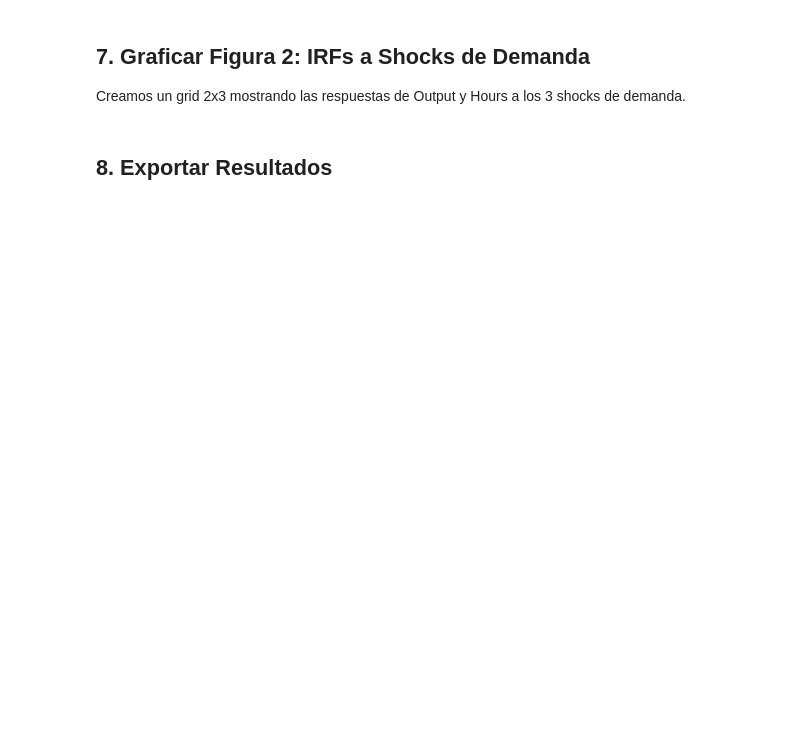
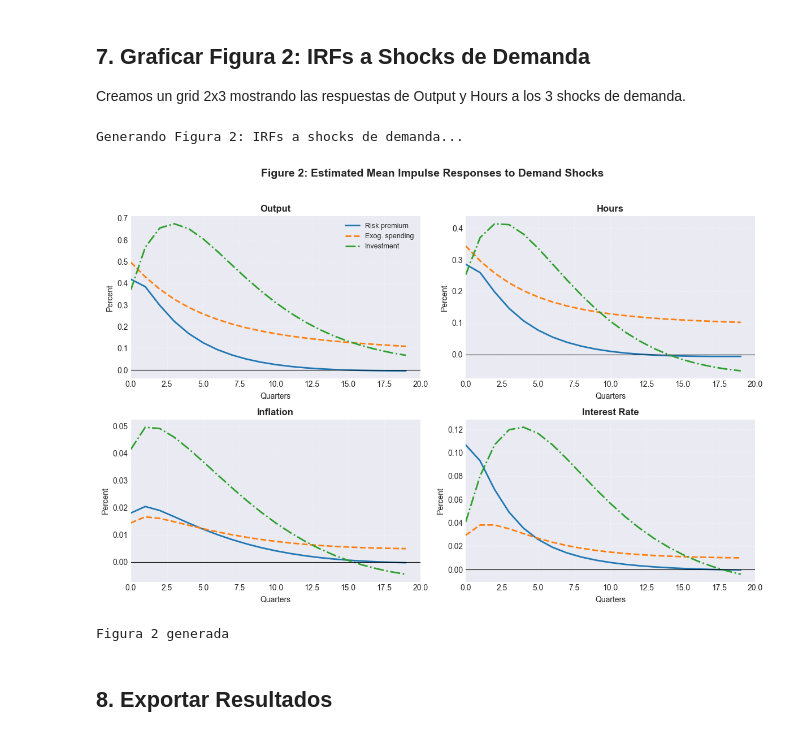
Before and after one commit to DavidGuzzi/MECTMT11, a Jupyter notebook: direct_replication/notebooks/figures_1_2_replication.ipynb, the cells around one changed output. Cells and saved outputs as stored; diff of their text form; code cells hidden in the pictures; blank space fills up the shorter version.

```diff
--- a/direct_replication/notebooks/figures_1_2_replication.ipynb
+++ b/direct_replication/notebooks/figures_1_2_replication.ipynb
@@ -115,12 +140,16 @@ FIGURE1_LABELS = {
     'robs': 'Federal Funds Rate'
 }
 
-# Figura 2: Variables y shocks de demanda
+# Figura 2: Variables y shocks de demanda (como en el paper)
+# 4 graficos: Output, Hours, Inflation, Interest Rate
+# Cada grafico muestra 3 lineas (los 3 shocks de demanda)
 DEMAND_SHOCKS = ['eb', 'eg', 'eqs']
-FIGURE2_VARIABLES = ['y', 'lab']
+FIGURE2_VARIABLES = ['y', 'lab', 'pinfobs', 'robs']
 FIGURE2_LABELS = {
     'y': 'Output',
-    'lab': 'Hours'
+    'lab': 'Hours',
+    'pinfobs': 'Inflation',
+    'robs': 'Interest Rate'
 }
 
 print("Configuracion de figuras definida")
@@ -345,63 +515,78 @@ Creamos un grid 2x3 mostrando las respuestas de Output y Hours a los 3 shocks de
 # %%
 def plot_figure2_irfs(irfs_df, variables, shocks, shock_labels, var_labels):
     """
-    Grafica Figura 2: IRFs a shocks de demanda.
+    Grafica Figura 2: IRFs a shocks de demanda (estilo paper S&W 2007).
 
-    Estilo del paper:
-    - 2 filas (Output, Hours)
-    - 3 columnas (Risk premium, Government, Investment)
-    - Line plots con referencia en y=0
+    Layout del paper:
+    - 4 graficos en grid 2x2: Output, Hours, Inflation, Interest Rate
+    - Cada grafico muestra 3 lineas: Risk premium, Gov spending, Investment
     """
-    fig, axes = plt.subplots(2, 3, figsize=(12, 8))
+    fig, axes = plt.subplots(2, 2, figsize=(12, 8))
+    axes = axes.flatten()  # Para iterar facilmente
 
-    for i, var in enumerate(variables):
-        for j, shock in enumerate(shocks):
-            ax = axes[i, j]
+    # Colores y estilos para los 3 shocks de demanda
+    shock_styles = {
+        'eb': {'color': '#1f77b4', 'linestyle': '-', 'label': 'Risk premium'},
+        'eg': {'color': '#ff7f0e', 'linestyle': '--', 'label': 'Exog. spending'},
+        'eqs': {'color': '#2ca02c', 'linestyle': '-.', 'label': 'Investment'}
+    }
 
-            # Filtrar datos
+    for idx, var in enumerate(variables):
+        ax = axes[idx]
+
+        for shock in shocks:
+            # Filtrar datos para esta variable y shock
             irf_data = irfs_df[
                 (irfs_df['variable'] == var) &
                 (irfs_df['shock'] == shock)
             ].sort_values('period')
 
             if len(irf_data) > 0:
-                # Grafico de linea
-                ax.plot(irf_data['period'], irf_data['value'], 'b-', linewidth=2)
-                ax.fill_between(irf_data['period'], 0, irf_data['value'], alpha=0.2)
+                style = shock_styles.get(shock, {'color': 'gray', 'linestyle': '-'})
+                ax.plot(irf_data['period'], irf_data['value'],
+                       color=style['color'],
+                       linestyle=style['linestyle'],
+                       linewidth=2,
+                       label=style.get('label', shock_labels.get(shock, shock)))
 
-            # Linea de referencia en y=0
-            ax.axhline(0, color='k', linestyle='--', linewidth=0.8)
+        # Linea de referencia en y=0
+        ax.axhline(0, color='k', linestyle='-', linewidth=0.8)
 
-            # Titulos
-            if i == 0:
-                ax.set_title(shock_labels.get(shock, shock), fontsize=11, fontweight='bold')
-            if j == 0:
-                ax.set_ylabel(var_labels.get(var, var), fontsize=11, fontweight='bold')
-            if i == 1:
-                ax.set_xlabel('Quarters', fontsize=10)
+        # Titulo del subplot
+        ax.set_title(var_labels.get(var, var), fontsize=12, fontweight='bold')
+        ax.set_xlabel('Quarters', fontsize=10)
+        ax.set_ylabel('Percent', fontsize=10)
 
-            ax.grid(True, alpha=0.3, linestyle='--')
-            ax.set_xlim(0, 20)
+        ax.grid(True, alpha=0.3, linestyle='--')
+        ax.set_xlim(0, 20)
+
+        # Leyenda solo en el primer grafico
+        if idx == 0:
+            ax.legend(loc='upper right', fontsize=9)
 
     plt.suptitle('Figure 2: Estimated Mean Impulse Responses to Demand Shocks',
-                 fontsize=14, fontweight='bold', y=1.02)
-    plt.tight_layout()
+                 fontsize=14, fontweight='bold')
+    plt.tight_layout(rect=[0, 0, 1, 0.96])
 
     return fig
 
 # Graficar Figura 2
 print("Generando Figura 2: IRFs a shocks de demanda...\n")
 
 fig2 = plot_figure2_irfs(
     figure2_irfs,
     FIGURE2_VARIABLES,
     DEMAND_SHOCKS,
     SHOCK_LABELS,
     FIGURE2_LABELS
 )
 
 plt.show()
 print("\nFigura 2 generada")
+# %% [output]
+Generando Figura 2: IRFs a shocks de demanda...
+[figure, added]
+Figura 2 generada
 # %% [markdown]
 ## 8. Exportar Resultados
 # %%
```
Also changed, not shown: parts of 16 cells of this notebook, 5 other files.
